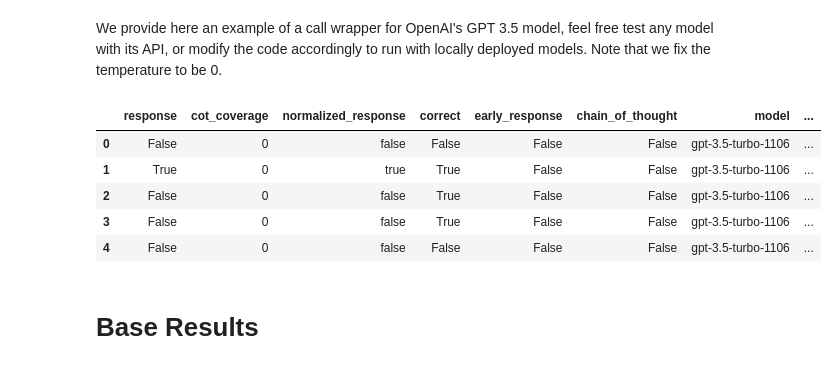
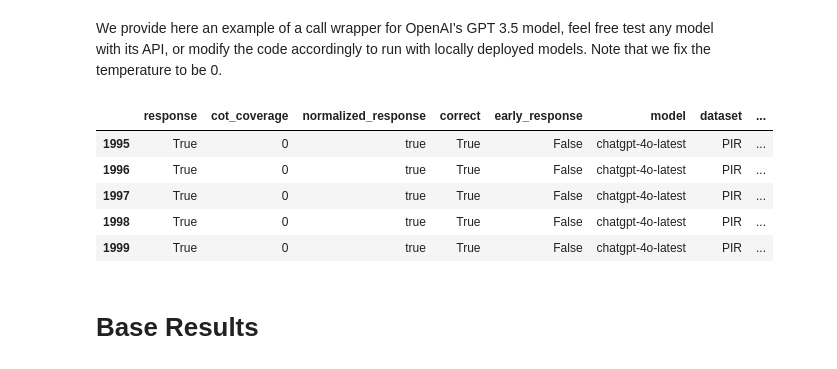
Before and after one commit to staropshq/Same-Task-More-Tokens, a Jupyter notebook: FLenQA analysis.ipynb, the cells around one changed output. Saved outputs shown, nothing was run; the diff lists cells and outputs as text; code cells hidden in the pictures.

Commit message:
gpt-4o vs gpt-4o-latest

```diff
--- a/FLenQA analysis.ipynb
+++ b/FLenQA analysis.ipynb
@@ -57,7 +59,7 @@ Our dataset is formatted as a list of JSONs (i.e jsonl format). Each JSON has th
 - `dispersion`: The type of dispersion used to place the facts in the prompt text (e.g mixin).
 - `ctx_size`: The target size of the mixin.
 # %%
-dataset_url = 'https://github.com/alonj/Same-Task-More-Tokens/raw/main/FLenQA.zip'
+dataset_url = './FLenQA.zip'
 data = pd.read_json(dataset_url, orient='records', lines=True)
 # %%
 prompt_structures = {
@@ -118,9 +120,14 @@ Let’s work this out in a step by step way to be sure we have the right answer.
 # %% [markdown]
 We provide here an example of a call wrapper for OpenAI's GPT 3.5 model, feel free test any model with its API, or modify the code accordingly to run with locally deployed models. Note that we fix the temperature to be 0.
 # %%
-import openai
-openai.api_key = os.environ['OPENAI_API_KEY'] # Replace with your own API key
-def gpt_wrapper(sample_text, model='gpt-3.5-turbo-1106', max_output_tokens=400):
+from openai import OpenAI
+import dotenv
+
+dotenv.load_dotenv()
+
+client = OpenAI()
+
+def gpt_wrapper(sample_text, model='gpt-4o', max_output_tokens=400):
     """
     Wrapper for OpenAI API
 
@@ -132,7 +139,7 @@ def gpt_wrapper(sample_text, model='gpt-3.5-turbo-1106', max_output_tokens=400):
     Returns:
     response string
     """
-    response = openai.ChatCompletion.create(
+    response = client.chat.completions.create(
             model=model,
             messages=[
                 {
@@ -146,7 +153,7 @@ def gpt_wrapper(sample_text, model='gpt-3.5-turbo-1106', max_output_tokens=400):
             frequency_penalty=0,
             presence_penalty=0
         )
-    return response['choices'][0]['message']['content']
+    return response.choices[0].message.content
 # %%
 def normalize_answer(s):
     """
@@ -260,14 +272,14 @@ for chain_of_thought in [True, False]:
 responses = pd.DataFrame(responses)
 # %%
 # display the first 5 responses
-responses.head(5)
+responses.tail(5)
 # %% [output]
-|  | response | cot_coverage | normalized_response | correct | early_response | chain_of_thought | model | ... |
-| 0 | False | 0 | false | False | False | False | gpt-3.5-turbo-1106 | ... |
-| 1 | True | 0 | true | True | False | False | gpt-3.5-turbo-1106 | ... |
-| 2 | False | 0 | false | True | False | False | gpt-3.5-turbo-1106 | ... |
-| 3 | False | 0 | false | True | False | False | gpt-3.5-turbo-1106 | ... |
-| 4 | False | 0 | false | False | False | False | gpt-3.5-turbo-1106 | ... |
+|  | response | cot_coverage | normalized_response | correct | early_response | model | dataset | ... |
+| 1995 | True | 0 | true | True | False | chatgpt-4o-latest | PIR | ... |
+| 1996 | True | 0 | true | True | False | chatgpt-4o-latest | PIR | ... |
+| 1997 | True | 0 | true | True | False | chatgpt-4o-latest | PIR | ... |
+| 1998 | True | 0 | true | True | False | chatgpt-4o-latest | PIR | ... |
+| 1999 | True | 0 | true | True | False | chatgpt-4o-latest | PIR | ... |
 # %% [markdown]
 # Base Results
 # %% [markdown]
```
Also changed, not shown: parts of 4 cells of this notebook, 3 other files.
